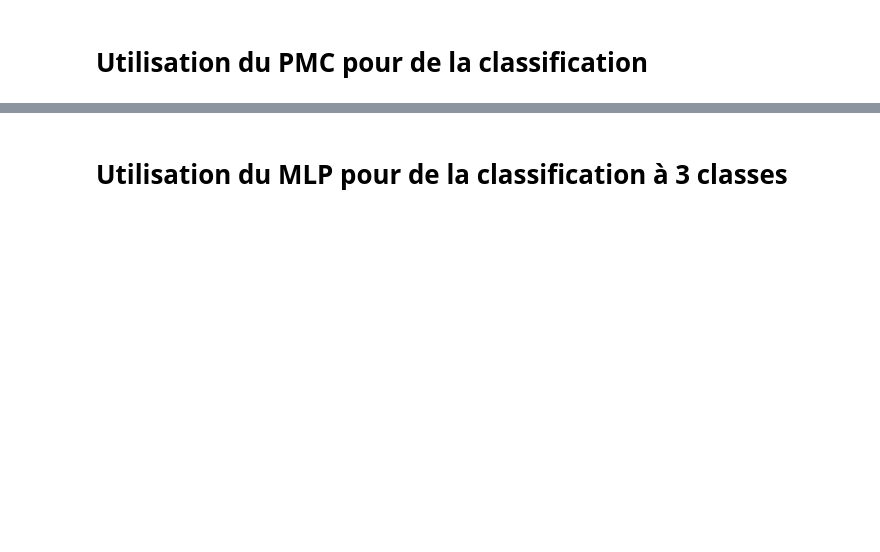
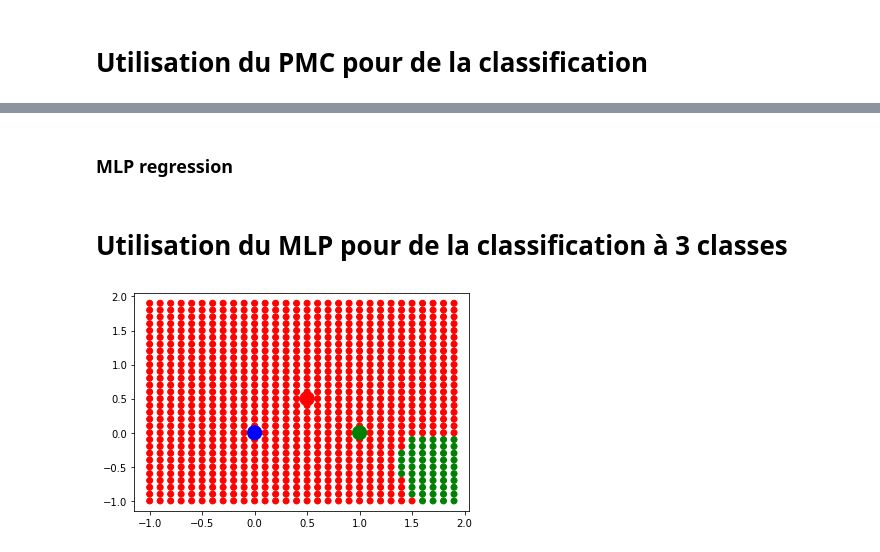
Before and after one commit to RBonilauri/projetAnnuel, a Jupyter notebook: pythonTest.ipynb, the cells around one changed output, grey strips where cells are left out. Saved outputs shown, nothing was run; the diff lists cells and outputs as text; code cells hidden in the pictures; blank space fills up the shorter version.

Commit message:
version finale avec toutes fonctions testées + notebook de test complet pour les cas : Modele linéaire classif et regression, MLP Regression, classif et classif avec 3 classes.

```diff
--- a/pythonTest.ipynb
+++ b/pythonTest.ipynb
@@ -230,0 +204,2 @@ for p in dataset_inputs:
+# %% [markdown]
+### MLP regression
@@ -246,77 +311,37 @@ dataset_expected_outputs = [
 init_tab = [2, 3, 3]
 init_size = len(init_tab)
 init_type = c_int * init_size
 init = init_type(*init_tab)
 
 # definition des fonctions :
 
 mylib.create_mlp_model.argtypes = [init_type, c_int]
 mylib.create_mlp_model.restype = c_void_p
 
 model = mylib.create_mlp_model(init, int(init_size))
 test_dataset = [[x1 / 10, x2 / 10] for x1 in range(-10, 20) for x2 in range(-10, 20)]
 colors = ["blue" if np.argmax(output) == 0 else ("red" if np.argmax(output) == 1 else "green") for output in dataset_expected_outputs]
 
+mylib.getLengthX.argtypes = [c_void_p]
+mylib.restype = c_int
+tmp_len = mylib.getLengthX(model)
+
+
 predicted_outputs = []
-
 for p in test_dataset:
     arrsizeP = len(p)
     arrtypeP = c_float * arrsizeP
     arrP = arrtypeP(*p)
     mylib.predict_mlp_model_classification.argtypes = [c_void_p, arrtypeP]
     mylib.predict_mlp_model_classification.restype = POINTER(c_float)
 
     tmp = mylib.predict_mlp_model_classification(model, arrP)
     np_arr = np.ctypeslib.as_array(tmp, (tmp_len,))
     predicted_outputs.append(np_arr)
 
 predicted_outputs_colors = ["blue" if np.argmax(output) == 0 else ("red" if np.argmax(output) == 1 else "green") for output in predicted_outputs]
 plt.scatter([p[0] for p in test_dataset], [p[1] for p in test_dataset], c=predicted_outputs_colors)
 plt.scatter([p[0] for p in dataset_inputs], [p[1] for p in dataset_inputs], c=colors, s=200)
 plt.show()
-
-
-print("here")
-flattened_dataset_inputs = []
-for p in dataset_inputs:
-  flattened_dataset_inputs.append(p[0])
-  flattened_dataset_inputs.append(p[1])
-
-flattened_dataset_outputs = []
-for p in dataset_expected_outputs:
-  flattened_dataset_outputs.append(p[0])
-  flattened_dataset_outputs.append(p[1])
-  flattened_dataset_outputs.append(p[2])
-
-#definition de train_classification_stochastic_gradient....
-arrsize_flat = len(flattened_dataset_inputs)
-arrtype_flat = c_float * arrsize_flat
-arr_flat = arrtype_flat(*flattened_dataset_inputs)
-
-arrsize_exp = len(flattened_dataset_outputs)
-arrtype_exp = c_float * arrsize_exp
-arr_exp = arrtype_exp(*flattened_dataset_outputs)
-
-mylib.train_classification_stochastic_gradient_backpropagation_mlp_model.argtypes = [c_void_p, arrtype_flat, c_int, arrtype_exp]
-mylib.train_classification_stochastic_gradient_backpropagation_mlp_model.restype = None
-
-mylib.train_classification_stochastic_gradient_backpropagation_mlp_model(model, arr_flat, arrsize_flat, arr_exp)
-predicted_outputs = []
-
-for p in test_dataset:
-    arrsizeP = len(p)
-    arrtypeP = c_float * arrsizeP
-    arrP = arrtypeP(*p)
-    mylib.predict_mlp_model_classification.argtypes = [c_void_p, arrtypeP]
-    mylib.predict_mlp_model_classification.restype = POINTER(c_float)
-
-    tmp = mylib.predict_mlp_model_classification(model, arrP)
-    np_arr = np.ctypeslib.as_array(tmp, (tmp_len,))
-    predicted_outputs.append(np_arr)
-
-print(predicted_outputs)
-
-predicted_outputs_colors = ["blue" if np.argmax(output) == 0 else ("red" if np.argmax(output) == 1 else "green") for output in predicted_outputs]
-plt.scatter([p[0] for p in test_dataset], [p[1] for p in test_dataset], c=predicted_outputs_colors)
-plt.scatter([p[0] for p in dataset_inputs], [p[1] for p in dataset_inputs], c=colors, s=200)
-plt.show()
+# %% [output]
+[figure, added]
```
Also changed, not shown: parts of 7 cells of this notebook, 1 other file.
